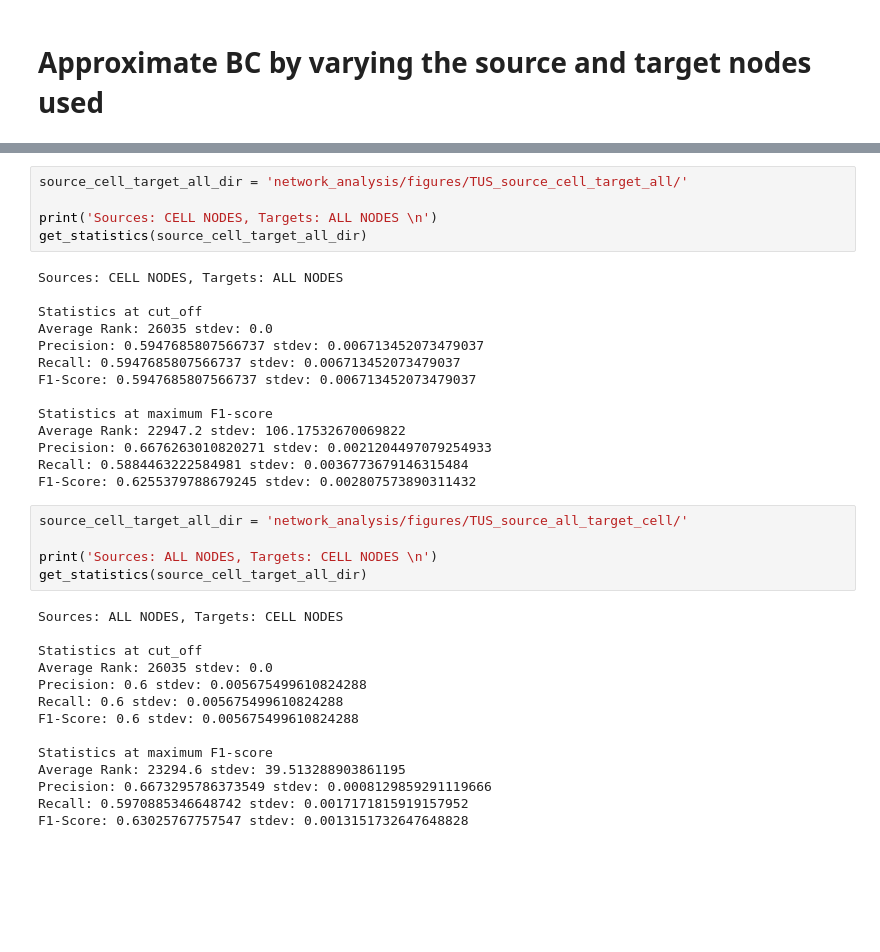
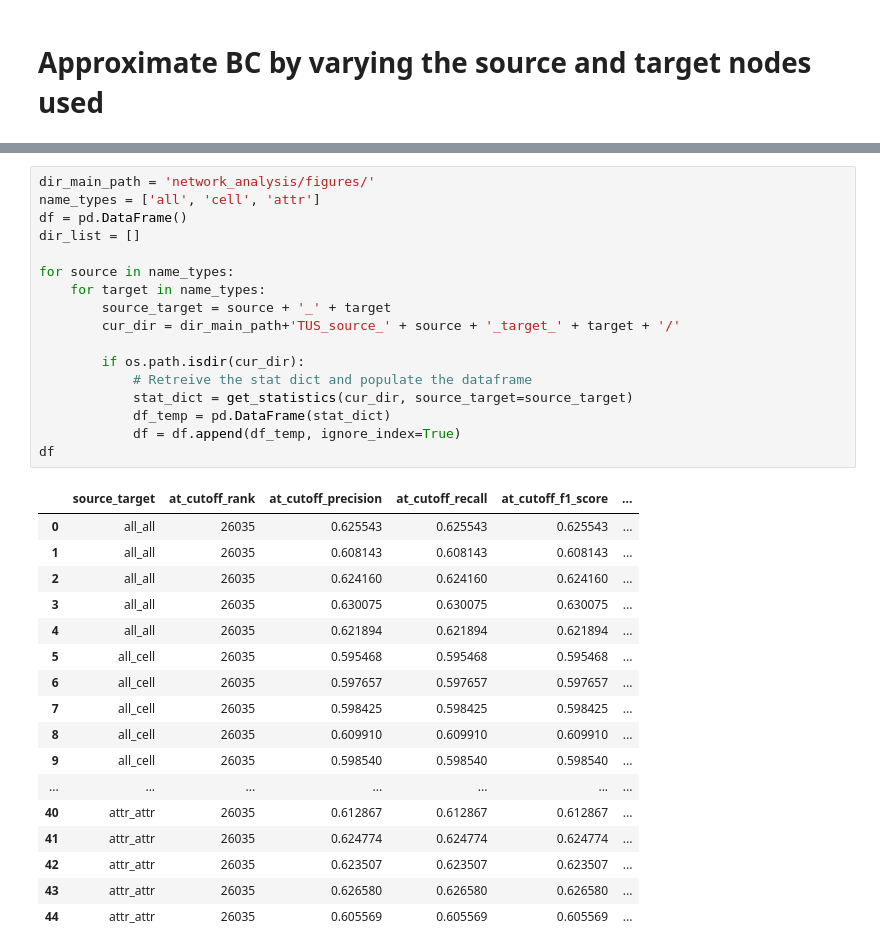
Before and after one commit to northeastern-datalab/domain_net, a Jupyter notebook: BC_source_target_nodes_analysis.ipynb, the cells around one changed output, grey strips where cells are left out. Drawn from its saved outputs; the diff is of its cells as text; blank space fills up the shorter version.

Commit message:
Analysis of source target experiments for BC

```diff
--- a/BC_source_target_nodes_analysis.ipynb
+++ b/BC_source_target_nodes_analysis.ipynb
@@ -85,38 +39,35 @@ F1-Score: 0.6224831662415277 stdev: 0.0024974607181261067
-# %%
-source_cell_target_all_dir = 'network_analysis/figures/TUS_source_cell_target_all/'
-
-print('Sources: CELL NODES, Targets: ALL NODES \n')
-get_statistics(source_cell_target_all_dir)
-# %% [output]
-Sources: CELL NODES, Targets: ALL NODES
-
-Statistics at cut_off
-Average Rank: 26035 stdev: 0.0
-Precision: 0.5947685807566737 stdev: 0.006713452073479037
-Recall: 0.5947685807566737 stdev: 0.006713452073479037
-F1-Score: 0.5947685807566737 stdev: 0.006713452073479037
-
-Statistics at maximum F1-score
-Average Rank: 22947.2 stdev: 106.17532670069822
-Precision: 0.6676263010820271 stdev: 0.0021204497079254933
-Recall: 0.5884463222584981 stdev: 0.0036773679146315484
-F1-Score: 0.6255379788679245 stdev: 0.002807573890311432
-# %%
-source_cell_target_all_dir = 'network_analysis/figures/TUS_source_all_target_cell/'
-
-print('Sources: ALL NODES, Targets: CELL NODES \n')
-get_statistics(source_cell_target_all_dir)
-# %% [output]
-Sources: ALL NODES, Targets: CELL NODES
-
-Statistics at cut_off
-Average Rank: 26035 stdev: 0.0
-Precision: 0.6 stdev: 0.005675499610824288
-Recall: 0.6 stdev: 0.005675499610824288
-F1-Score: 0.6 stdev: 0.005675499610824288
-
-Statistics at maximum F1-score
-Average Rank: 23294.6 stdev: 39.513288903861195
-Precision: 0.6673295786373549 stdev: 0.0008129859291119666
-Recall: 0.5970885346648742 stdev: 0.0017171815919157952
-F1-Score: 0.63025767757547 stdev: 0.0013151732647648828
+# %%
+dir_main_path = 'network_analysis/figures/'
+name_types = ['all', 'cell', 'attr']
+df = pd.DataFrame()
+dir_list = []
+
+for source in name_types:
+    for target in name_types:
+        source_target = source + '_' + target
+        cur_dir = dir_main_path+'TUS_source_' + source + '_target_' + target + '/'
+
+        if os.path.isdir(cur_dir):
+            # Retreive the stat dict and populate the dataframe
+            stat_dict = get_statistics(cur_dir, source_target=source_target)
+            df_temp = pd.DataFrame(stat_dict)
+            df = df.append(df_temp, ignore_index=True)
+df
+# %% [output]
+|  | source_target | at_cutoff_rank | at_cutoff_precision | at_cutoff_recall | at_cutoff_f1_score | ... |
+| 0 | all_all | 26035 | 0.625543 | 0.625543 | 0.625543 | ... |
+| 1 | all_all | 26035 | 0.608143 | 0.608143 | 0.608143 | ... |
+| 2 | all_all | 26035 | 0.624160 | 0.624160 | 0.624160 | ... |
+| 3 | all_all | 26035 | 0.630075 | 0.630075 | 0.630075 | ... |
+| 4 | all_all | 26035 | 0.621894 | 0.621894 | 0.621894 | ... |
+| 5 | all_cell | 26035 | 0.595468 | 0.595468 | 0.595468 | ... |
+| 6 | all_cell | 26035 | 0.597657 | 0.597657 | 0.597657 | ... |
+| 7 | all_cell | 26035 | 0.598425 | 0.598425 | 0.598425 | ... |
+| 8 | all_cell | 26035 | 0.609910 | 0.609910 | 0.609910 | ... |
+| 9 | all_cell | 26035 | 0.598540 | 0.598540 | 0.598540 | ... |
+| ... | ... | ... | ... | ... | ... | ... |
+| 40 | attr_attr | 26035 | 0.612867 | 0.612867 | 0.612867 | ... |
+| 41 | attr_attr | 26035 | 0.624774 | 0.624774 | 0.624774 | ... |
+| 42 | attr_attr | 26035 | 0.623507 | 0.623507 | 0.623507 | ... |
+| 43 | attr_attr | 26035 | 0.626580 | 0.626580 | 0.626580 | ... |
+| 44 | attr_attr | 26035 | 0.605569 | 0.605569 | 0.605569 | ... |
```
Also changed, not shown: parts of 8 cells of this notebook, 2 other files.
